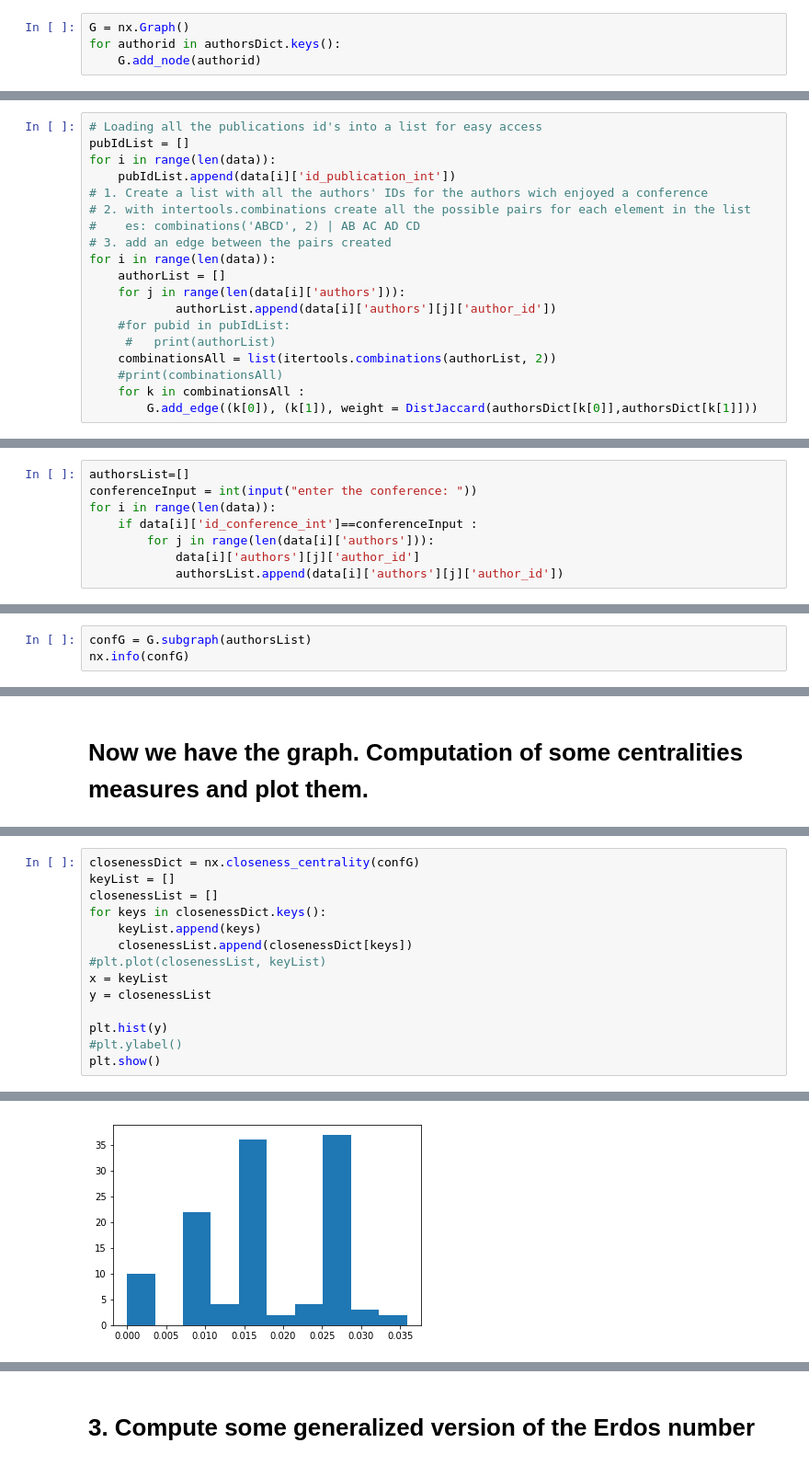
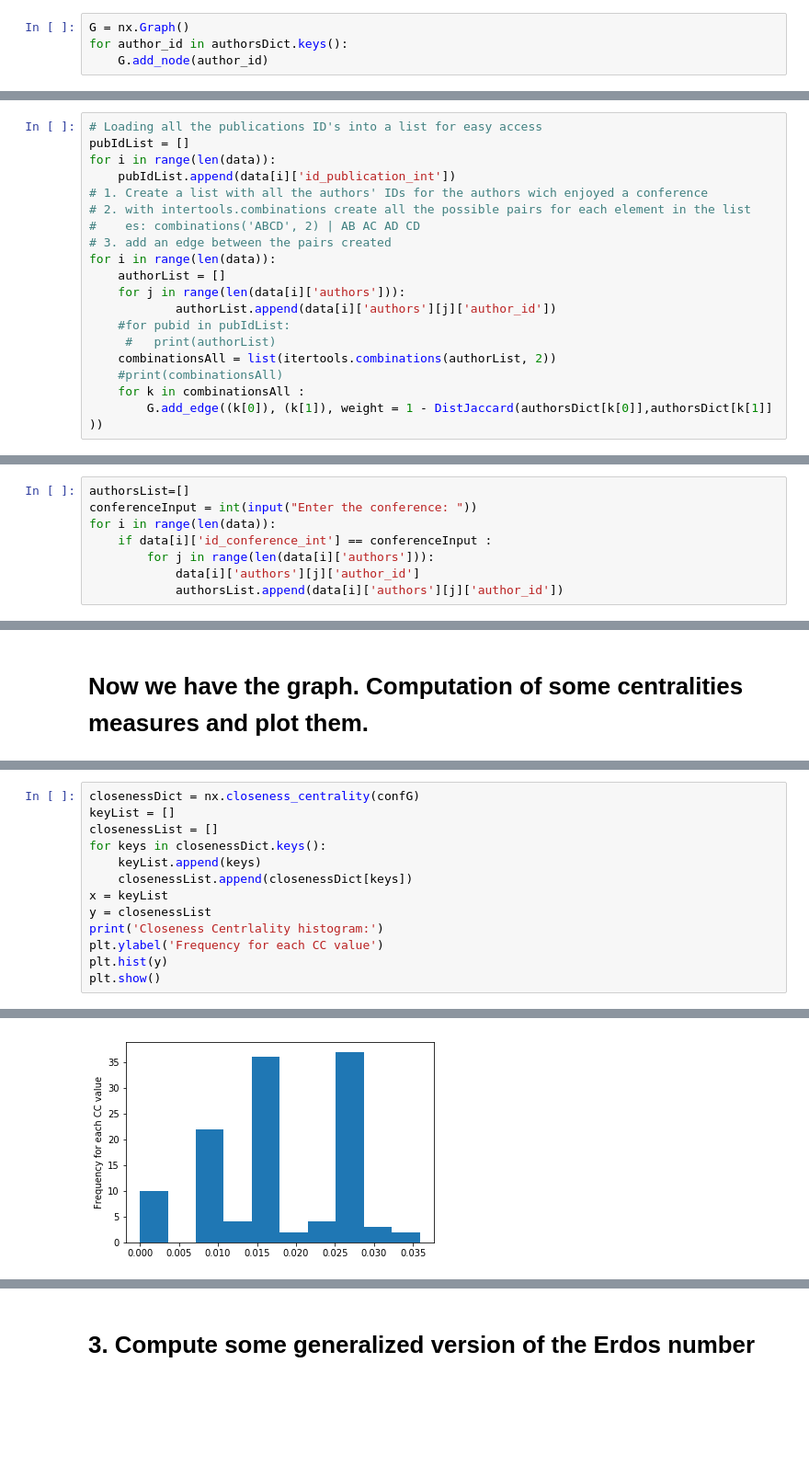
Before and after one commit to niharikaRachuri/ADM-HW4-Group-8, a Jupyter notebook: HW4 ADM.ipynb, the cells around one changed output, grey strips where cells are left out. Shown at 92% size. Saved outputs shown, nothing was run; the diff lists cells and outputs as text; blank space fills up the shorter version.

```diff
--- a/HW4 ADM.ipynb
+++ b/HW4 ADM.ipynb
@@ -92,7 +94,7 @@ Creation of the graph G with the 'author_id'
 # %%
 G = nx.Graph()
-for authorid in authorsDict.keys():
-    G.add_node(authorid)
+for author_id in authorsDict.keys():
+    G.add_node(author_id)
 # %%
 print(nx.info(G))
 # %% [output]
@@ -113,5 +115,5 @@ plt.show()
 # %%
-# Loading all the publications id's into a list for easy access
+# Loading all the publications ID's into a list for easy access
 pubIdList = []
 for i in range(len(data)):
     pubIdList.append(data[i]['id_publication_int'])
@@ -128,7 +130,7 @@ for i in range(len(data)):
     combinationsAll = list(itertools.combinations(authorList, 2))
     #print(combinationsAll)
     for k in combinationsAll :
-        G.add_edge((k[0]), (k[1]), weight = DistJaccard(authorsDict[k[0]],authorsDict[k[1]]))
+        G.add_edge((k[0]), (k[1]), weight = 1 - DistJaccard(authorsDict[k[0]],authorsDict[k[1]] ))
 # %%
 print(combinationsAll)
 # %% [output]
@@ -160,8 +162,8 @@ Create a list of IDs fr the authors that have partecipated to a conference (in i
 # %%
 authorsList=[]
-conferenceInput = int(input("enter the conference: "))
+conferenceInput = int(input("Enter the conference: "))
 for i in range(len(data)):
-    if data[i]['id_conference_int']==conferenceInput :
+    if data[i]['id_conference_int'] == conferenceInput :
         for j in range(len(data[i]['authors'])):
             data[i]['authors'][j]['author_id']
             authorsList.append(data[i]['authors'][j]['author_id'])
@@ -227,3 +228,0 @@ Subgraph induced:
-# %%
-confG = G.subgraph(authorsList)
-nx.info(confG)
@@ -240,11 +238,10 @@ closenessList = []
 for keys in closenessDict.keys():
     keyList.append(keys)
     closenessList.append(closenessDict[keys])
-#plt.plot(closenessList, keyList)
 x = keyList
 y = closenessList
-
+print('Closeness Centrlality histogram:')
+plt.ylabel('Frequency for each CC value')
 plt.hist(y)
-#plt.ylabel()
 plt.show()
 # %% [output]
@@ -251 +249 @@ plt.show()
-[figure, old version]
+[figure, new version]
```
Also changed, not shown: parts of 32 cells of this notebook.
